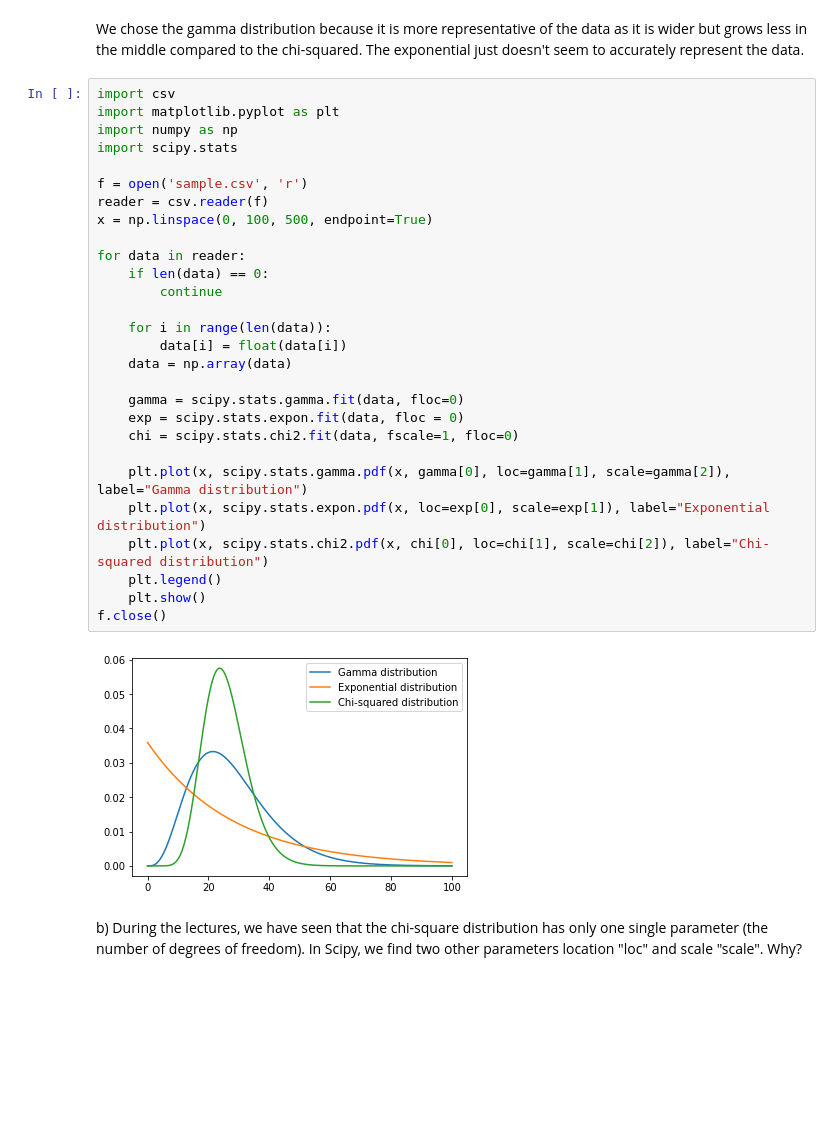
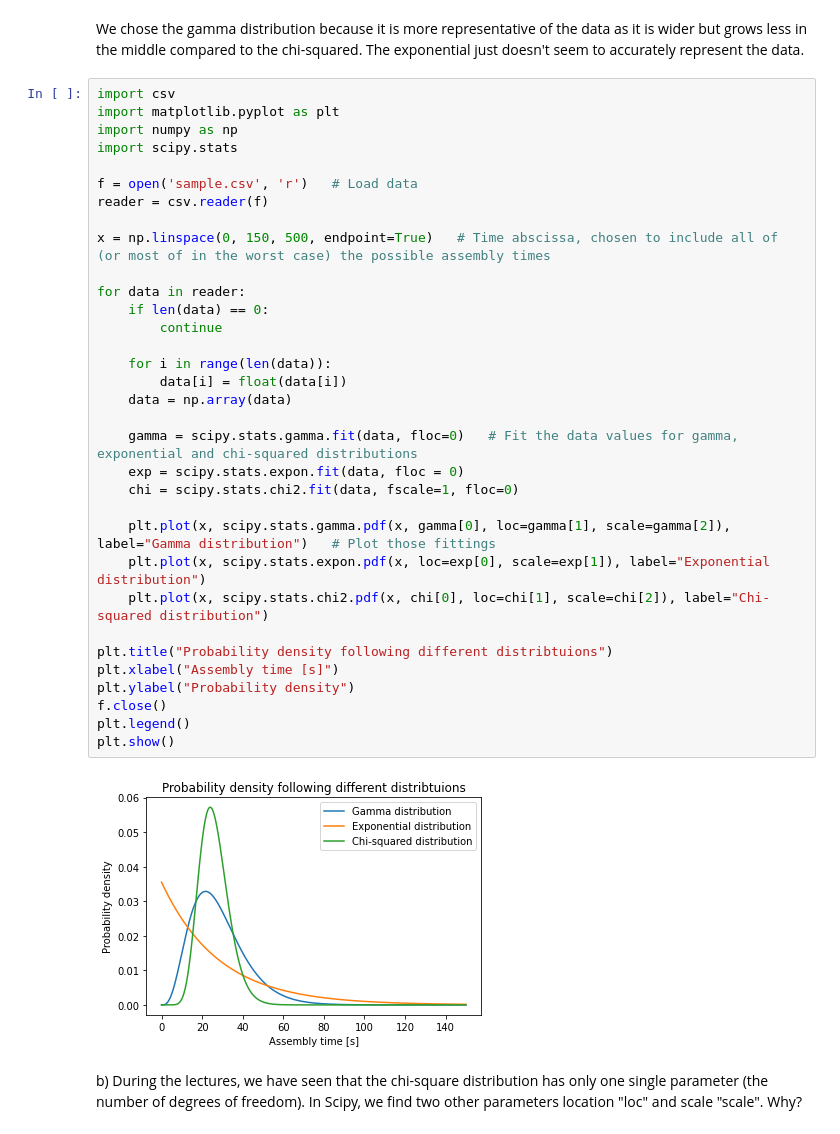
Before and after one commit to tsonnet/hackathon-mayo, a Jupyter notebook: Hackathon1.ipynb, the cells around one changed output. Cells and saved outputs as stored; diff of their text form; blank space fills up the shorter version.

```diff
--- a/Hackathon1.ipynb
+++ b/Hackathon1.ipynb
@@ -99,33 +102,38 @@ We chose the gamma distribution because it is more representative of the data as
 # %%
 import csv
 import matplotlib.pyplot as plt
 import numpy as np
 import scipy.stats
 
-f = open('sample.csv', 'r')
+f = open('sample.csv', 'r')   # Load data
 reader = csv.reader(f)
-x = np.linspace(0, 100, 500, endpoint=True)
+
+x = np.linspace(0, 150, 500, endpoint=True)   # Time abscissa, chosen to include all of (or most of in the worst case) the possible assembly times
 
 for data in reader:
     if len(data) == 0:
         continue
 
     for i in range(len(data)):
         data[i] = float(data[i])
     data = np.array(data)
 
-    gamma = scipy.stats.gamma.fit(data, floc=0)
+    gamma = scipy.stats.gamma.fit(data, floc=0)   # Fit the data values for gamma, exponential and chi-squared distributions
     exp = scipy.stats.expon.fit(data, floc = 0)
     chi = scipy.stats.chi2.fit(data, fscale=1, floc=0)
 
-    plt.plot(x, scipy.stats.gamma.pdf(x, gamma[0], loc=gamma[1], scale=gamma[2]), label="Gamma distribution")
+    plt.plot(x, scipy.stats.gamma.pdf(x, gamma[0], loc=gamma[1], scale=gamma[2]), label="Gamma distribution")   # Plot those fittings
     plt.plot(x, scipy.stats.expon.pdf(x, loc=exp[0], scale=exp[1]), label="Exponential distribution")
     plt.plot(x, scipy.stats.chi2.pdf(x, chi[0], loc=chi[1], scale=chi[2]), label="Chi-squared distribution")
-    plt.legend()
-    plt.show()
+
+plt.title("Probability density following different distribtuions")
+plt.xlabel("Assembly time [s]")
+plt.ylabel("Probability density")
 f.close()
+plt.legend()
+plt.show()
 # %% [output]
-[figure, old version]
+[figure, new version]
 # %% [markdown]
 b) During the lectures, we have seen that the chi-square distribution has only one single parameter (the number of degrees of freedom). In Scipy, we find two other parameters location "loc" and scale "scale". Why?
 # %% [markdown]
```
Also changed, not shown: parts of 5 cells of this notebook, 1 other file.
